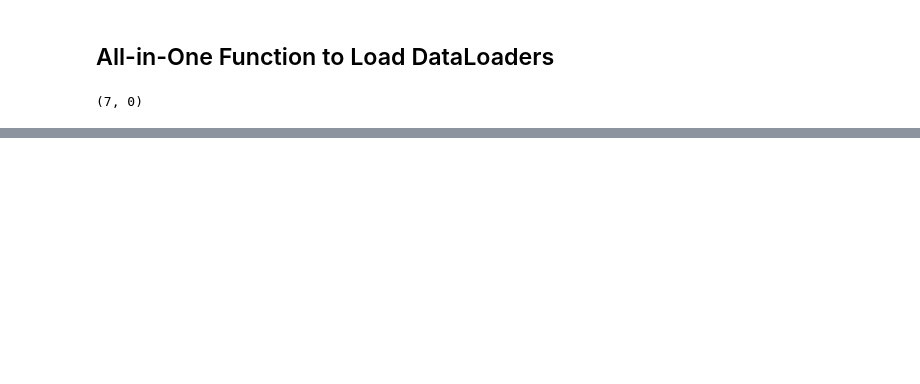
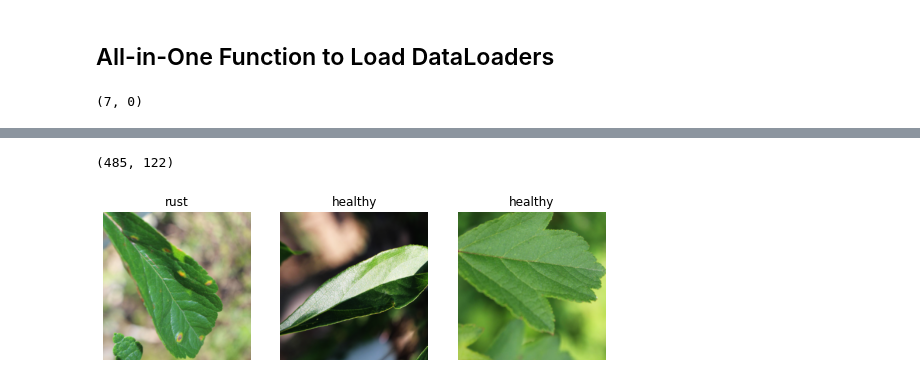
Before and after one commit to bwolfson97/plant_pathology, a Jupyter notebook: nbks/01_dataset.ipynb, the cells around one changed output, grey strips where cells are left out. Drawn from its saved outputs; the diff is of its cells as text; code cells hidden in the pictures; blank space fills up the shorter version.

```diff
--- a/nbks/01_dataset.ipynb
+++ b/nbks/01_dataset.ipynb
@@ -73,7 +73,7 @@ dls.show_batch()
 # %%
 #export
 @delegates(get_dls)
-def get_dls_all_in_1(pseudo, **kwargs) -> DataLoaders:
+def get_dls_all_in_1(pseudo: str=None, **kwargs) -> DataLoaders:
     path, df = load_data(path_pseudo_labels=pseudo)
     return get_dls(path, df, **kwargs)
 # %%
@@ -85,3 +109,12 @@ test_eq(len(dls.valid), 0)
+# %%
+dls = get_dls_all_in_1(presize=(682, 1024), resize=256, bs=3)
+len(dls.train), len(dls.valid)
+# %% [output]
+(485, 122)
+# %%
+dls.show_batch()
+# %% [output]
+[figure, added]
 # %%
 #hide
 from nbdev.export import *
```
Also changed, not shown: parts of 14 cells of this notebook, 13 other files.
